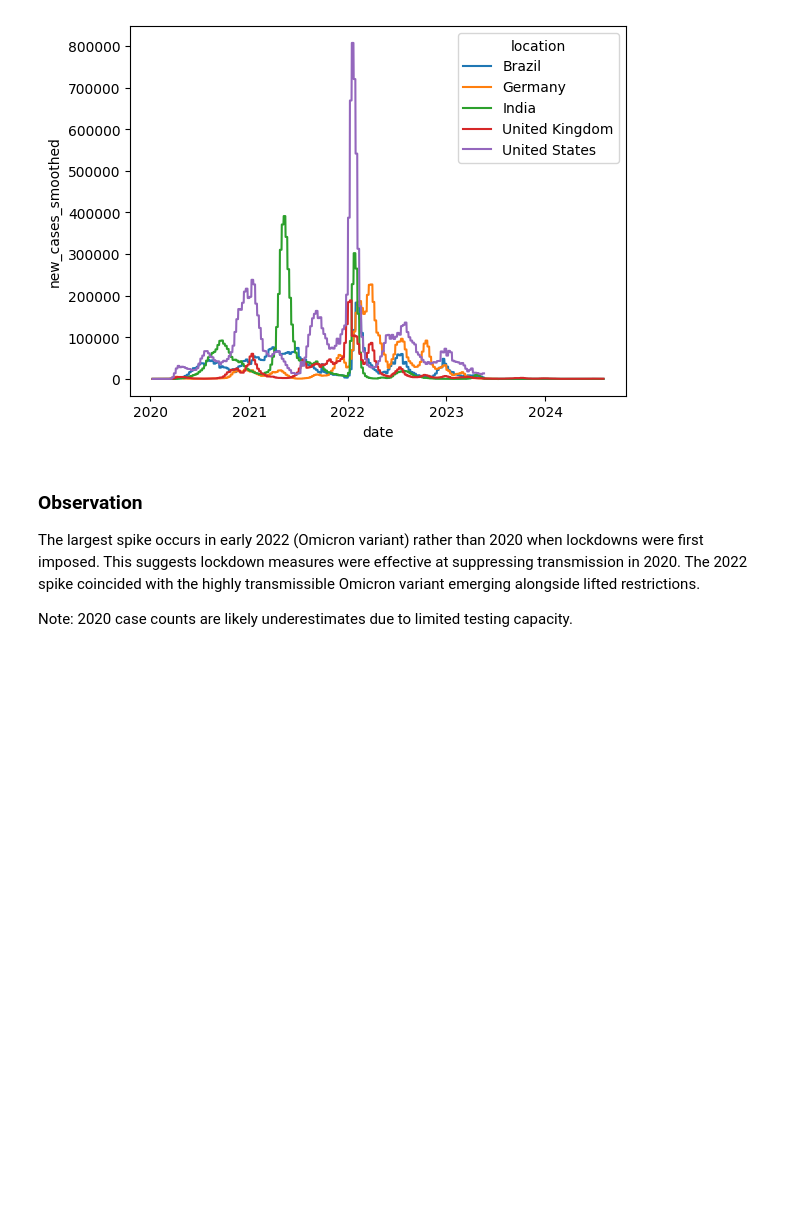
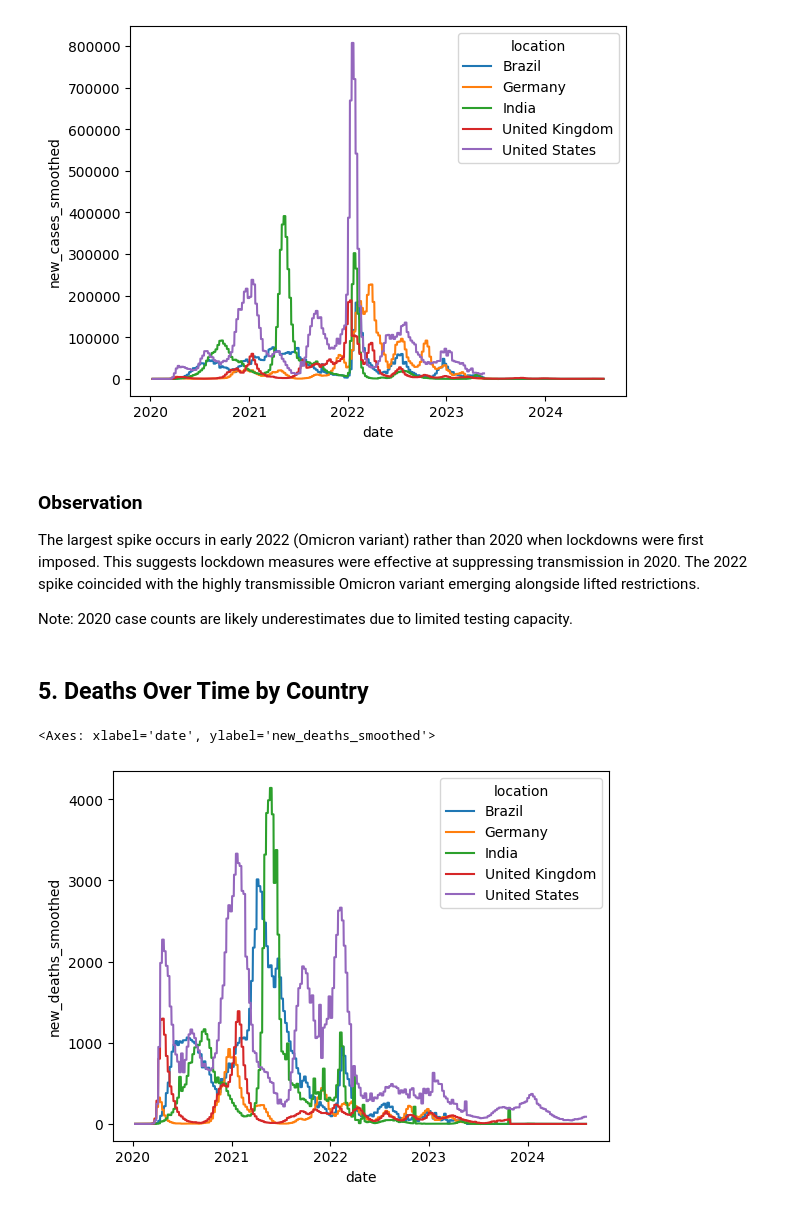
Before and after one commit to ellakmb/covid-epidemic-modelling-, a Jupyter notebook: notebooks/01_data_exploration.ipynb, the cells around one changed output. Saved outputs shown, nothing was run; the diff lists cells and outputs as text; code cells hidden in the pictures; blank space fills up the shorter version.

Commit message:
Add deaths per capita analysis and observations

```diff
--- a/notebooks/01_data_exploration.ipynb
+++ b/notebooks/01_data_exploration.ipynb
@@ -123,3 +123,10 @@ suppressing transmission in 2020. The 2022 spike coincided with the highly
 transmissible Omicron variant emerging alongside lifted restrictions.
 
 Note: 2020 case counts are likely underestimates due to limited testing capacity.
+# %% [markdown]
+## 5. Deaths Over Time by Country
+# %%
+sns.lineplot(data=df_countries, x='date', y='new_deaths_smoothed', hue='location')
+# %% [output]
+<Axes: xlabel='date', ylabel='new_deaths_smoothed'>
+[figure, added]
```
Also changed, not shown: parts of 4 cells of this notebook.
